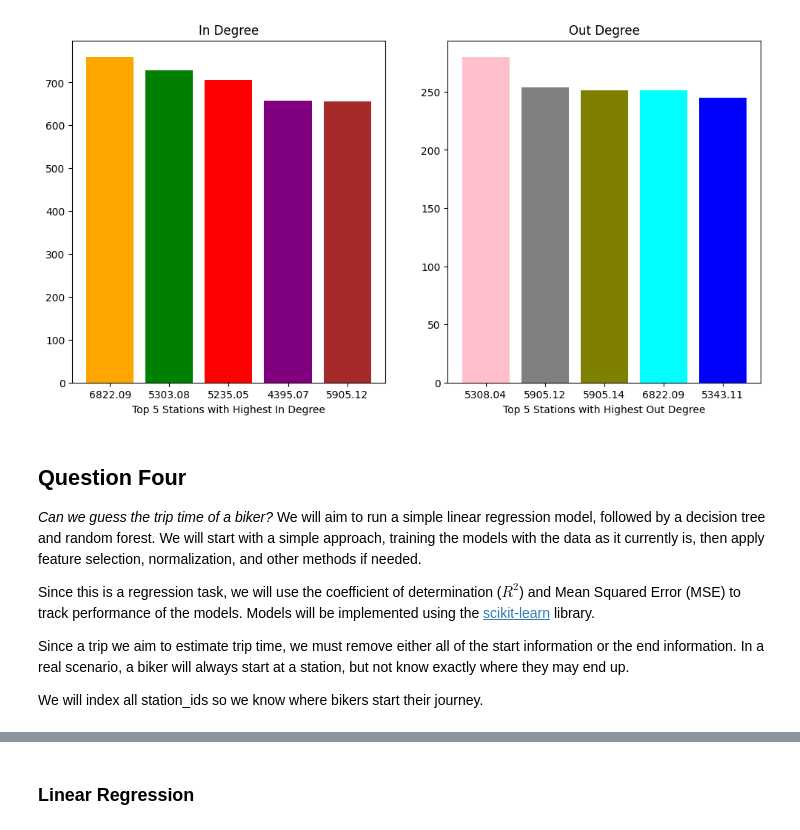
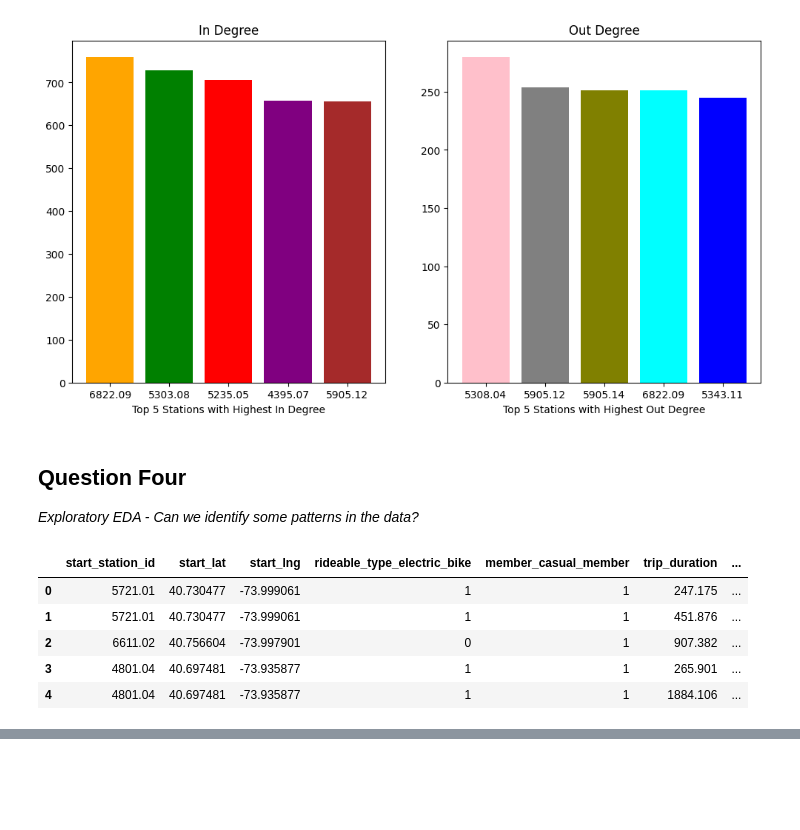
Before and after one commit to Caballesjason/Udacity---Intro-to-Data-Science-Project, a Jupyter notebook: analysis.ipynb, the cells around one changed output, grey strips where cells are left out. Cells and saved outputs as stored; diff of their text form; code cells hidden in the pictures; blank space fills up the shorter version.

```diff
--- a/analysis.ipynb
+++ b/analysis.ipynb
@@ -164,14 +161,7 @@ plt.show()
 [figure]
 # %% [markdown]
 ## Question Four
-_Can we guess the trip time of a biker?_
-We will aim to run a simple linear regression model, followed by a decision tree and random forest.  We will start with a simple approach, training the models with the data as it currently is, then apply feature selection, normalization, and other methods if needed.
-
-Since this is a regression task, we will use the coefficient of determination ($R^{2}$) and Mean Squared Error (MSE) to track performance of the models.  Models will be implemented using the [scikit-learn](https://scikit-learn.org/stable/) library.
-
-Since a trip we aim to estimate trip time, we must remove either all of the start information or the end information.  In a real scenario, a biker will always start at a station, but not know exactly where they may end up.
-
-We will index all station_ids so we know where bikers start their journey.
+_Exploratory EDA - Can we identify some patterns in the data?_
 # %%
 # Linear regression using time of day,bike type, member type lat, lon
 # Ensemble methods using time of day,bike type, member type lat, lon
@@ -182,6 +172,14 @@ col_to_delete = col_to_delete.filter(regex="(end)|(_date$)|(_at$)|(_name$)|(_tim
 data = df.drop(col_to_delete, axis=1)
 # %%
 data = pd.get_dummies(data, columns=["time_of_day"], drop_first=True, dtype=int)
+data.head()
+# %% [output]
+|  | start_station_id | start_lat | start_lng | rideable_type_electric_bike | member_casual_member | trip_duration | ... |
+| 0 | 5721.01 | 40.730477 | -73.999061 | 1 | 1 | 247.175 | ... |
+| 1 | 5721.01 | 40.730477 | -73.999061 | 1 | 1 | 451.876 | ... |
+| 2 | 6611.02 | 40.756604 | -73.997901 | 0 | 1 | 907.382 | ... |
+| 3 | 4801.04 | 40.697481 | -73.935877 | 1 | 1 | 265.901 | ... |
+| 4 | 4801.04 | 40.697481 | -73.935877 | 1 | 1 | 1884.106 | ... |
 # %%
 # ---- INDEXING STATION IDs ----
 station_info_url = "https://gbfs.lyft.com/gbfs/2.3/bkn/en/station_information.json"
@@ -218,2 +209,0 @@ x_train, x_test, y_train, y_test = train_test_split(features, targets, test_size
-# %% [markdown]
-### Linear Regression
```
Also changed, not shown: parts of 8 cells of this notebook, 1 other file.
